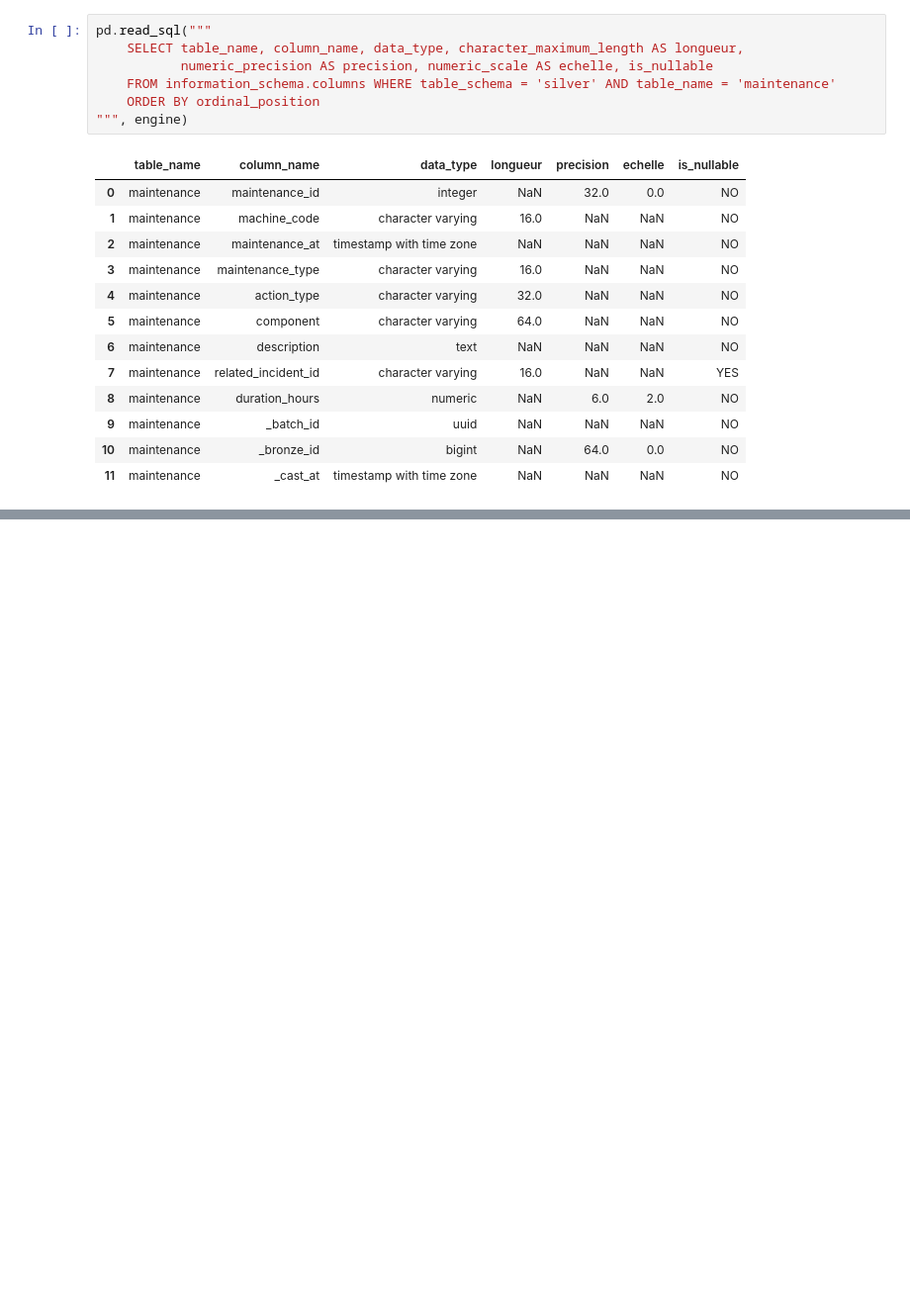
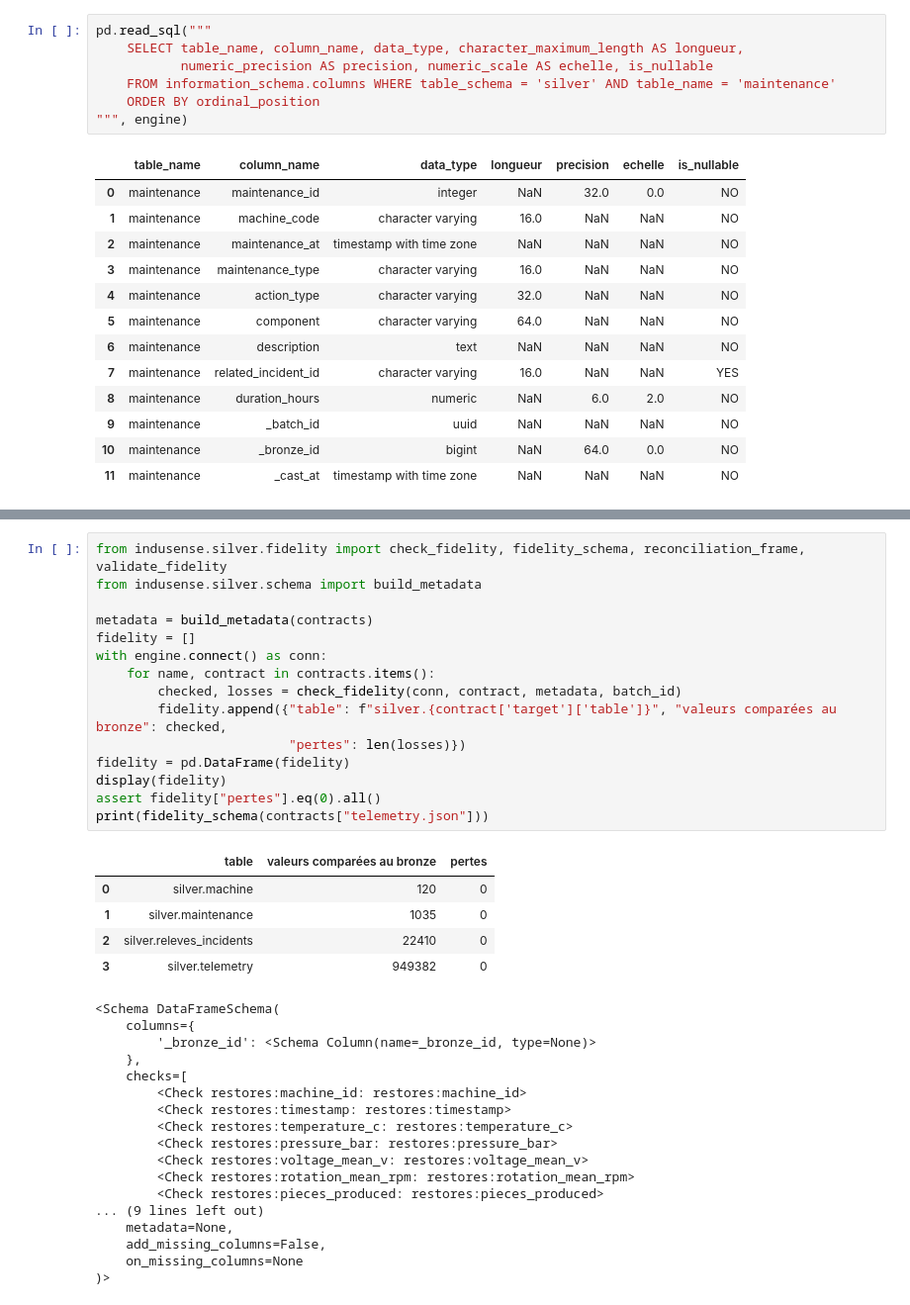
Before and after one commit to Xeliphmede/indusense, a Jupyter notebook: silver.ipynb, the cells around one changed output, grey strips where cells are left out. Shown at 99% size. Cells and saved outputs as stored; diff of their text form; blank space fills up the shorter version.

```diff
--- a/silver.ipynb
+++ b/silver.ipynb
@@ -265,0 +290,38 @@ pd.read_sql("""
+# %%
+from indusense.silver.fidelity import check_fidelity, fidelity_schema, reconciliation_frame, validate_fidelity
+from indusense.silver.schema import build_metadata
+
+metadata = build_metadata(contracts)
+fidelity = []
+with engine.connect() as conn:
+    for name, contract in contracts.items():
+        checked, losses = check_fidelity(conn, contract, metadata, batch_id)
+        fidelity.append({"table": f"silver.{contract['target']['table']}", "valeurs comparées au bronze": checked,
+                         "pertes": len(losses)})
+fidelity = pd.DataFrame(fidelity)
+display(fidelity)
+assert fidelity["pertes"].eq(0).all()
+print(fidelity_schema(contracts["telemetry.json"]))
+# %% [output]
+|  | table | valeurs comparées au bronze | pertes |
+| 0 | silver.machine | 120 | 0 |
+| 1 | silver.maintenance | 1035 | 0 |
+| 2 | silver.releves_incidents | 22410 | 0 |
+| 3 | silver.telemetry | 949382 | 0 |
+<Schema DataFrameSchema(
+    columns={
+        '_bronze_id': <Schema Column(name=_bronze_id, type=None)>
+    },
+    checks=[
+        <Check restores:machine_id: restores:machine_id>
+        <Check restores:timestamp: restores:timestamp>
+        <Check restores:temperature_c: restores:temperature_c>
+        <Check restores:pressure_bar: restores:pressure_bar>
+        <Check restores:voltage_mean_v: restores:voltage_mean_v>
+        <Check restores:rotation_mean_rpm: restores:rotation_mean_rpm>
+        <Check restores:pieces_produced: restores:pieces_produced>
+... (9 lines left out)
+    metadata=None,
+    add_missing_columns=False,
+    on_missing_columns=None
+)>
```
Also changed, not shown: parts of 13 cells of this notebook, 9 other files.
